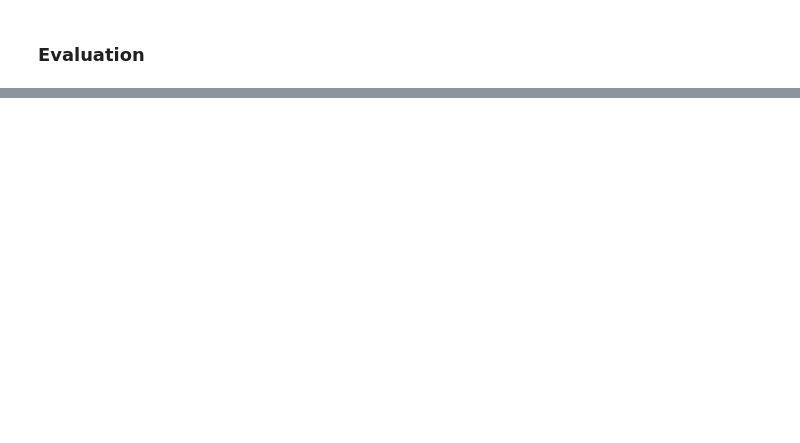
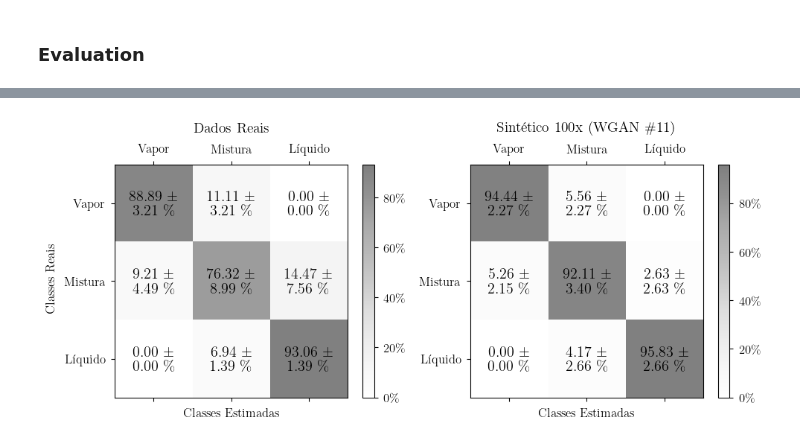
Before and after one commit to antonionicampos/nn-flash, a Jupyter notebook: notebooks/train_classification_model.ipynb, the cells around one changed output, grey strips where cells are left out. Saved outputs shown, nothing was run; the diff lists cells and outputs as text; code cells hidden in the pictures; blank space fills up the shorter version.

```diff
--- a/notebooks/train_classification_model.ipynb
+++ b/notebooks/train_classification_model.ipynb
@@ -20,0 +34,8 @@ tf.random.set_seed(13)
+# %%
+classifier_model_name = "SVM #8"
+
+output = [out for out in results["outputs"] if out["model_name"] == classifier_model_name][0]
+model_id = [i for i, out in enumerate(results["outputs"]) if out["model_name"] == classifier_model_name][0]
+
+print(f"Modelo: {output['model_name']}, ID: {model_id}")
+print("    params:", output["params"])
@@ -21,12 +91,5 @@ tf.random.set_seed(13)
 # %%
-classifier_model_name = "Rede Neural #8"
-generator_model_name = "WGAN #11"
-
-training = ClassificationTraining()
-analysis = ClassificationAnalysis()
-
-results = training.load_training_models()
-indices = analysis.load_performance_indices()
+classifier_model_name = "Rede Neural #13"
 
 output = [out for out in results["outputs"] if out["model_name"] == classifier_model_name][0]
 model_id = [i for i, out in enumerate(results["outputs"]) if out["model_name"] == classifier_model_name][0]
@@ -48,8 +105,6 @@ epochs = output["opt"]["epochs"]
 batch_size = output["opt"]["batch_size"]
 
 params = {"hidden_units": output["params"]["hidden_units"], "activation": output["params"]["activation"]}
-
-dataset_sizes = [1, 2, 10, 50, 100]
 
 for dataset_size in dataset_sizes:
     dl = DataLoader(problem="classification", model_name=generator_model_name, dataset_size=dataset_size)
@@ -60,7 +115,7 @@ for dataset_size in dataset_sizes:
 
     models = []
     for i, (train, valid) in enumerate(zip(train_data, valid_data)):
-        print(f"Running for dataset size: {dataset_size}")
+        print(f"Running for dataset size: {dataset_size}, Fold: {i+1}")
         train_features, train_labels = train["features"], train["targets"]
         valid_features, valid_labels = valid["features"], valid["targets"]
 
@@ -94,6 +149,7 @@ for dataset_size in dataset_sizes:
             "data",
             "models",
             "classification_with_synthetic_dataset",
+            classifier_model_name,
             generator_model_name,
             f"{dataset_size}to1",
         )
@@ -263,0 +295,6 @@ TypeError: Styler.to_latex() got an unexpected keyword argument 'index'
+# %%
+wgan_indices_dict = create_results(
+    generator_model_name="WGAN #11",
+    classifier_model_name=classifier_model_name,
+    model_type="svm"
+)
@@ -297,33 +376,35 @@ plt.show()
 def plot_confusion_matrix(cm, ax, model_name):
     cm = cm / np.sum(cm, axis=2)[:, :, None]
     cm_mean = np.mean(cm, axis=0)
     cm_std = np.std(cm, axis=0) / np.sqrt(K_FOLDS - 1)
 
     ms = ax.matshow(cm_mean, alpha=0.5, cmap="Greys")
     for ii in range(cm_mean.shape[0]):
         for jj in range(cm_mean.shape[1]):
             text = f"{cm_mean[ii, jj] * 100:1.2f} \\textpm \n {cm_std[ii, jj] * 100:1.2f} \%"
             ax.text(x=jj, y=ii, s=text, va="center", ha="center", size="x-large")
 
     cbar = ax.figure.colorbar(ms, ax=ax, shrink=0.675, format=ticker.PercentFormatter(xmax=1))
     ax.set_xlabel("Classes Estimadas")
     # ax.set_ylabel("Classes Reais")
     ax.set_title(model_name.replace("#", "\#"))
 
     # 0: gas, 1: mix, 2: oil
     ax.set_xticks([0, 1, 2], ["Vapor", "Mistura", "Líquido"])
     ax.set_yticks([0, 1, 2], ["Vapor", "Mistura", "Líquido"])
     ax.grid(False)
 
 f, axs = plt.subplots(1, 2, figsize=(10, 5))
 
 cm_real = indices["confusion_matrix"][:, model_id, :, :].astype("int16")
-cm_synthetic_10to1 = wgan_indices_dict["Sintético 10x"]["confusion_matrix"].astype("int16")
+cm_synthetic_100to1 = wgan_indices_dict["Sintético 100x"]["confusion_matrix"].astype("int16")
 plot_confusion_matrix(cm_real, axs[0], "Dados Reais")
-plot_confusion_matrix(cm_synthetic_10to1, axs[1], "Sintético 10x (WGAN #11)")
+plot_confusion_matrix(cm_synthetic_100to1, axs[1], "Sintético 100x (WGAN #11)")
 
 f.supylabel("Classes Reais")
 f.tight_layout()
 
-plt.savefig(os.path.join("data", "images", "comparing_confusion_matrices_wgan_synthetic.png"), dpi=600)
+plt.savefig(os.path.join("data", "images", f"comparing_confusion_matrices_wgan_synthetic_{classifier_model_name}.png"), dpi=600)
 plt.show()
+# %% [output]
+[figure, added]
```
Also changed, not shown: parts of 16 cells of this notebook.
